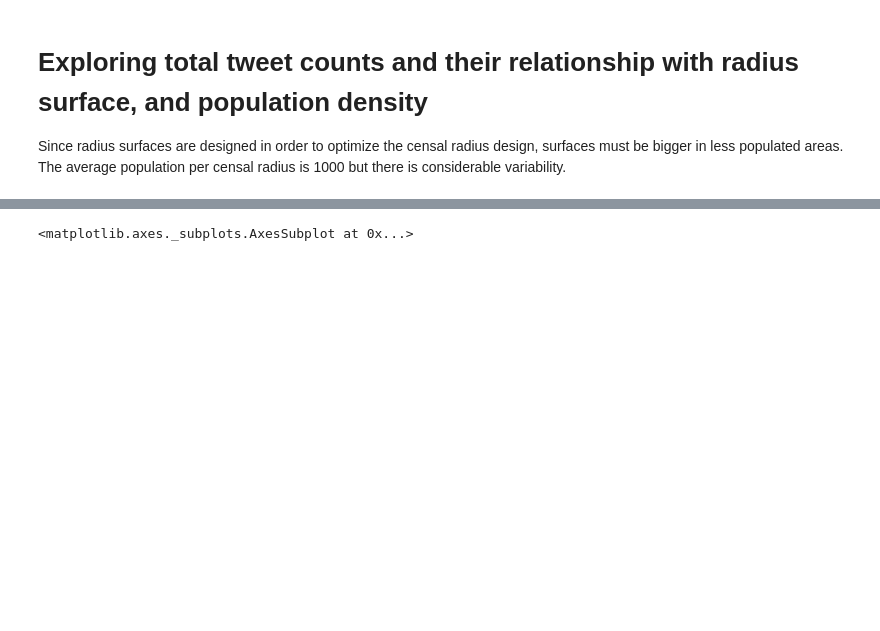
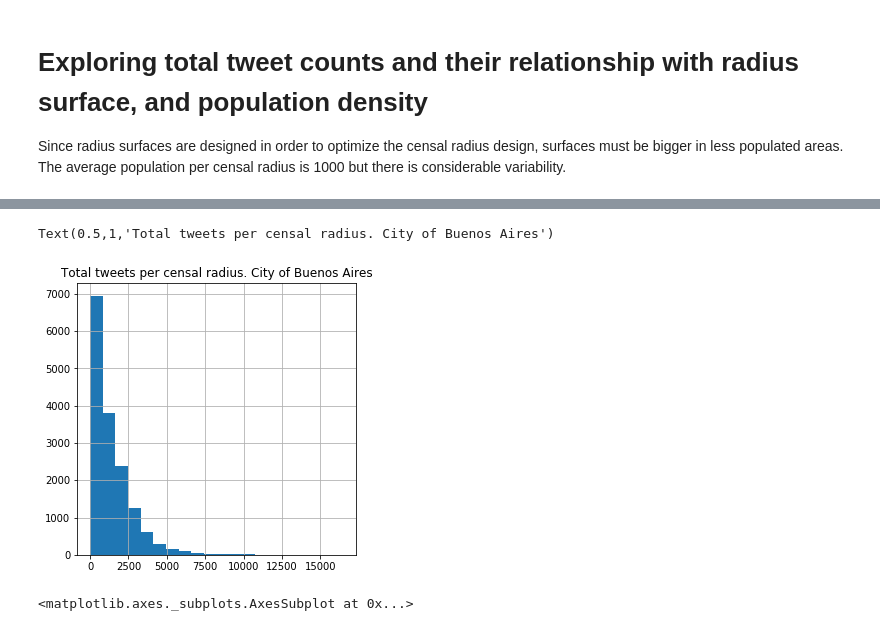
Before and after one commit to rpasquini/twitter_and_displacement, a Jupyter notebook: notebooks/descriptives.ipynb, the cells around one changed output, grey strips where cells are left out. Drawn from its saved outputs; the diff is of its cells as text; code cells hidden in the pictures; blank space fills up the shorter version.

```diff
--- a/notebooks/descriptives.ipynb
+++ b/notebooks/descriptives.ipynb
@@ -36 +52,8 @@ Since radius surfaces are designed in order to optimize the censal radius design
+# %%
+fig, ax = plt.subplots()
+df.loc[df['totalcount']<20000].apply(lambda x: x['totalcount'], axis=1).hist(bins=20)
+plt.title("Total tweets per censal radius. City of Buenos Aires")
+# %% [output]
+Text(0.5,1,'Total tweets per censal radius. City of Buenos Aires')
+[figure, added]
 # %%
```
Also changed, not shown: parts of 11 cells of this notebook.
